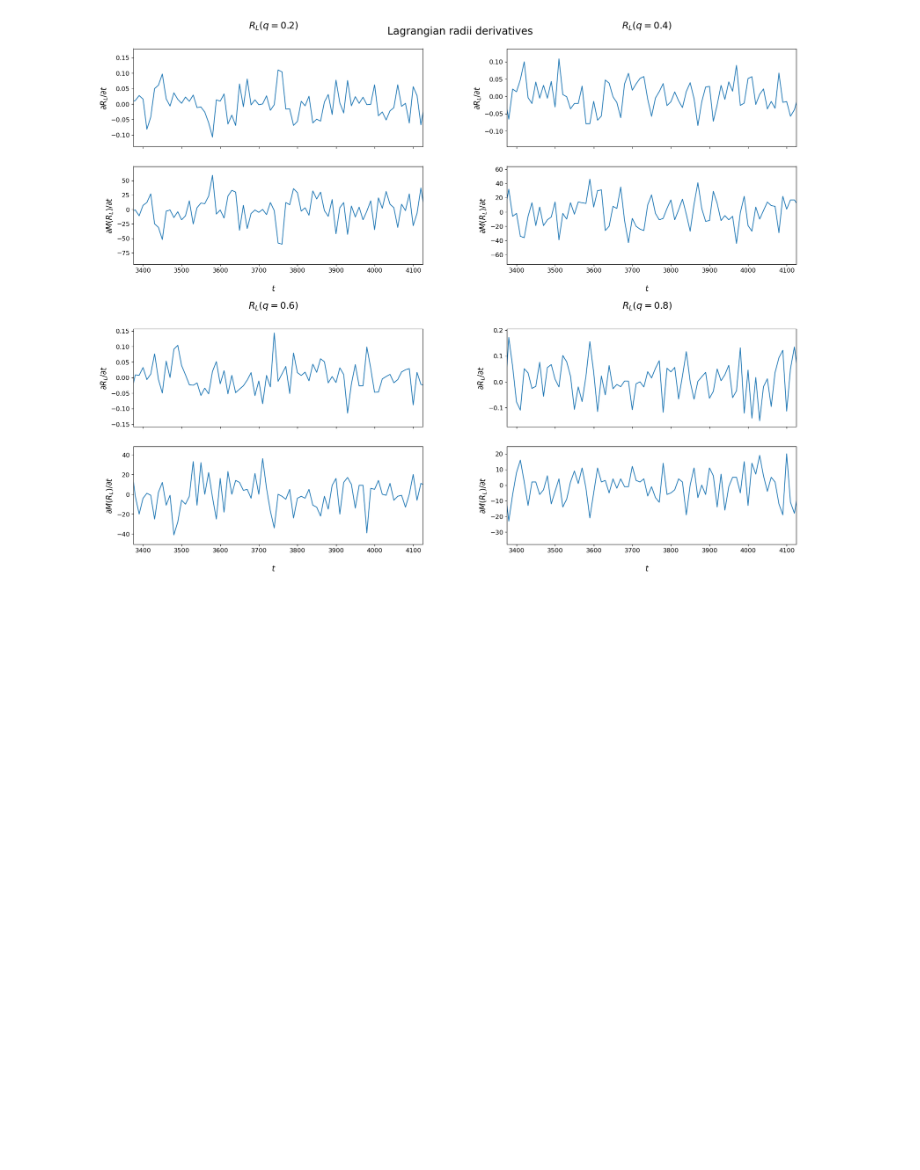
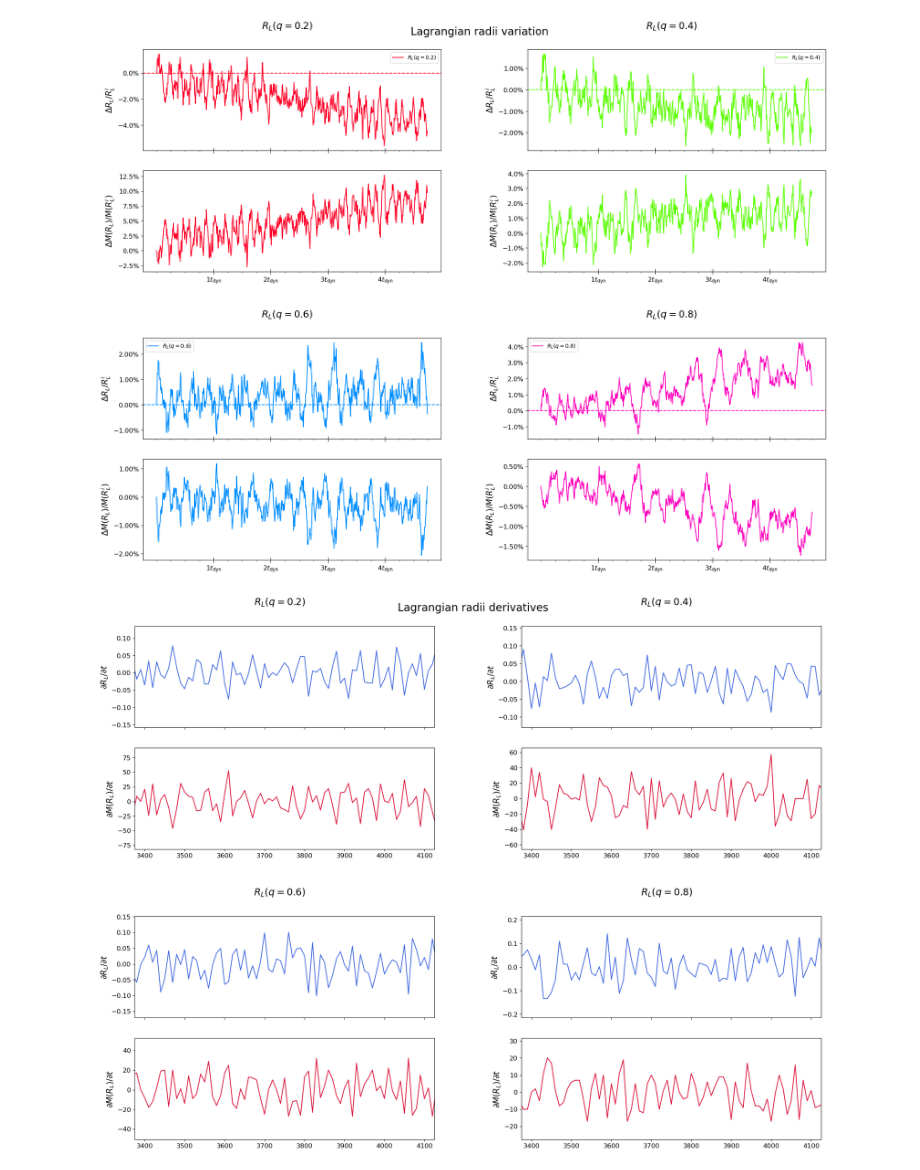
Before and after one commit to F3Solid/stellar_dynamics_2024_exercises, a Jupyter notebook: E4/plummer_sphere.ipynb, the cells around one changed output. Saved outputs shown, nothing was run; the diff lists cells and outputs as text; code cells hidden in the pictures; blank space fills up the shorter version.

```diff
--- a/E4/plummer_sphere.ipynb
+++ b/E4/plummer_sphere.ipynb
@@ -971,3 +993,57 @@ plt.show()
+# %%
+fig = plt.figure(figsize=(20, 15))
+
+fig.suptitle('Lagrangian radii variation', size=20)
+
+# Add a gridspec to the figure
+gridspec = fig.add_gridspec(2, 2)
+
+# Make subfigures inside the original figure at each gridspec position
+subfigs = [fig.add_subfigure(gs) for gs in gridspec]
+
+# Make axis and plot data
+for sf, i in zip(subfigs, range(len(lagrangian_radii_frac))):
+    axes = sf.subplots(2, 1, sharex=True)
+
+    # Styling
+    sf.suptitle(lr_labels[i], size=18)
+
+    for ax in axes:
+        ax.tick_params(labelsize=12)
+        ax.tick_params(axis='x', length=10, direction='inout')
+        ax.yaxis.set_major_formatter(ticker.PercentFormatter(1))
+
+    axes[0].xaxis.set_major_locator(ticker.FixedLocator([dyn_time * i for i in range(1, int(time_stamp[-1] / dyn_time) + 1)]))
+    axes[0].xaxis.set_major_formatter(ticker.FixedFormatter([r'${i}t_{{\text{{dyn}}}}$'.format(i=i) for i in range(1, int(time_stamp[-1] / dyn_time) + 1)]))
+
+    axes[0].xaxis.set_minor_locator(ticker.AutoMinorLocator())
+    axes[0].xaxis.set_minor_formatter(ticker.NullFormatter())
+
+    axes[0].set_ylabel(r'$\Delta R_L / R_L^i$', size=15)
+    axes[1].set_ylabel(r'$\Delta M(R_L) / M(R_L^i)$', size=15)
+
+    # Radii
+    axes[0].plot(time_stamp,
+                 (lagrangian_radii[i] - lagrangian_radii[i][0]) / lagrangian_radii[i][0],
+                 label=lr_labels[i], color=lr_colors[i])
+
+    axes[0].axhline(0, linestyle='--', color=lr_colors[i])
+
+    axes[0].legend()
+
+    # Masses inside radii
+    masses_inside_lr = particles_inside_lagra_radii[i] * snapshots[0][2][0][0]
+    axes[1].plot(time_stamp, (masses_inside_lr - masses_inside_lr[0]) / masses_inside_lr[0],
+                 label=lr_labels[i], color=lr_colors[i])
+
+    axes[0].axhline(0, linestyle='--', color=lr_colors[i])
+
+figures.append(fig)
+figures_names.append("lag_rad_2")
+
+plt.show()
+# %% [output]
+[figure, added]
 # %%
 fig = plt.figure(figsize=(20, 15))
 
@@ -985,10 +1061,9 @@ for sf, i in zip(subfigs, range(len(lagrangian_radii_frac))):
 
     # Styling
     sf.suptitle(lr_labels[i], size=18)
-    sf.supxlabel(r'$t$', size=15)
 
-    axes[0].tick_params(labelsize=12)
-    axes[1].tick_params(labelsize=12)
+    for ax in axes:
+        ax.tick_params(labelsize=12)
 
     # Zoom in
     # Don't need to limit also axes[1] because x axis is shared
@@ -999,15 +1074,15 @@ for sf, i in zip(subfigs, range(len(lagrangian_radii_frac))):
 
     # Radii derivative
     lr_der = np.diff(lagrangian_radii[i])
-    axes[0].plot(time_stamp[:-1], lr_der)
+    axes[0].plot(time_stamp[:-1], lr_der, color='royalblue')
 
     # Masses inside radii derivative
     M_der = np.diff(particles_inside_lagra_radii[i])
-    axes[1].plot(time_stamp[:-1], M_der)
+    axes[1].plot(time_stamp[:-1], M_der, color='crimson')
 
 figures.append(fig)
-figures_names.append("lag_rad_2")
+figures_names.append("lag_rad_3")
 
 plt.show()
 # %% [output]
-[figure, old version]
+[figure, new version]
```
Also changed, not shown: parts of 16 cells of this notebook.
